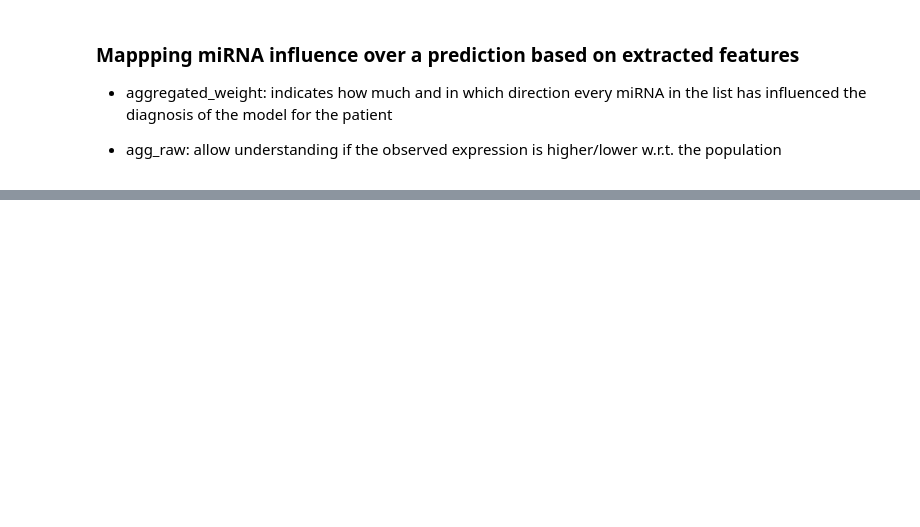
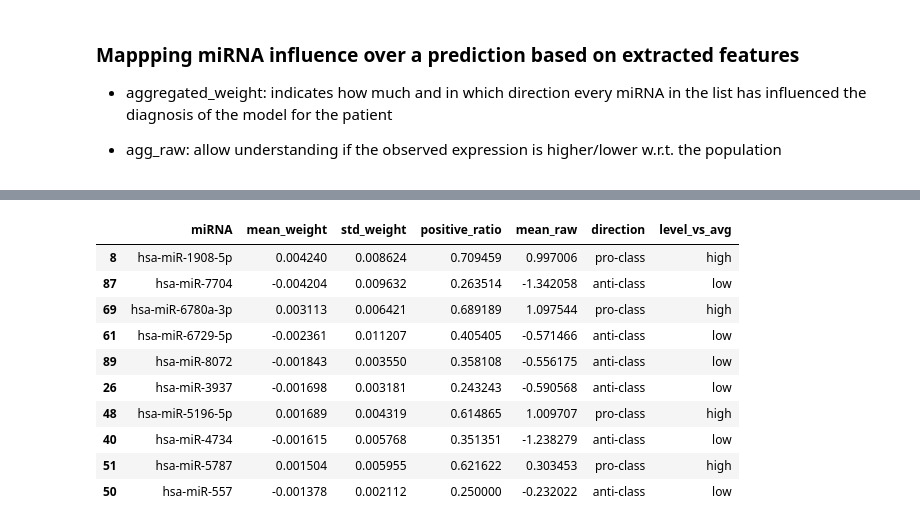
Before and after one commit to ematanzi/miRNA-to-Feature-Correlation, a Jupyter notebook: explaining_classifications.ipynb, the cells around one changed output, grey strips where cells are left out. Cells and saved outputs as stored; diff of their text form; code cells hidden in the pictures; blank space fills up the shorter version.

```diff
--- a/explaining_classifications.ipynb
+++ b/explaining_classifications.ipynb
@@ -838,0 +931,25 @@ print(mirna_detailed.head(10))
+# %%
+summary_ad = aggregate_mirna_for_class(
+    target_class="AD",
+    X_test=X_test,
+    y_test=y_test,
+    shap_values=shap_values,
+    feature_names=feature_names,
+    best_model=best_model,
+    mapping_df=mapping_df,
+    top_k_feat_per_mirna=0
+)
+
+summary_ad.head(10)
+# %% [output]
+|  | miRNA | mean_weight | std_weight | positive_ratio | mean_raw | direction | level_vs_avg |
+| 8 | hsa-miR-1908-5p | 0.004240 | 0.008624 | 0.709459 | 0.997006 | pro‑class | high |
+| 87 | hsa-miR-7704 | -0.004204 | 0.009632 | 0.263514 | -1.342058 | anti‑class | low |
+| 69 | hsa-miR-6780a-3p | 0.003113 | 0.006421 | 0.689189 | 1.097544 | pro‑class | high |
+| 61 | hsa-miR-6729-5p | -0.002361 | 0.011207 | 0.405405 | -0.571466 | anti‑class | low |
+| 89 | hsa-miR-8072 | -0.001843 | 0.003550 | 0.358108 | -0.556175 | anti‑class | low |
+| 26 | hsa-miR-3937 | -0.001698 | 0.003181 | 0.243243 | -0.590568 | anti‑class | low |
+| 48 | hsa-miR-5196-5p | 0.001689 | 0.004319 | 0.614865 | 1.009707 | pro‑class | high |
+| 40 | hsa-miR-4734 | -0.001615 | 0.005768 | 0.351351 | -1.238279 | anti‑class | low |
+| 51 | hsa-miR-5787 | 0.001504 | 0.005955 | 0.621622 | 0.303453 | pro‑class | high |
+| 50 | hsa-miR-557 | -0.001378 | 0.002112 | 0.250000 | -0.232022 | anti‑class | low |
```
Also changed, not shown: parts of 15 cells of this notebook.
